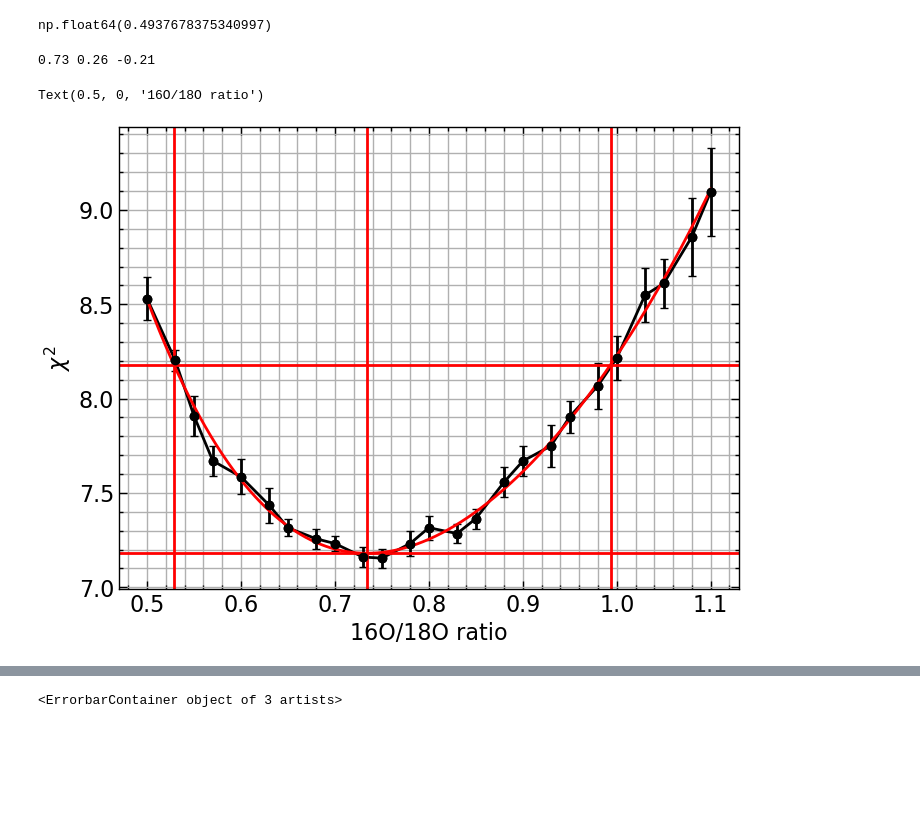
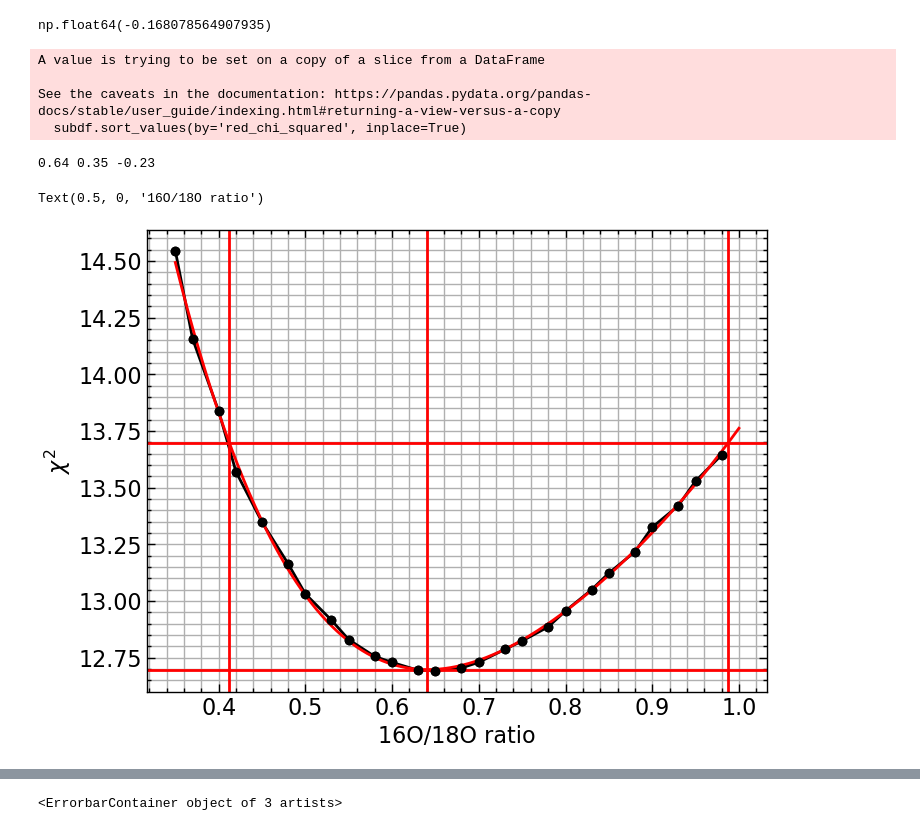
Before and after one commit to advaitmehla/TSFitPy, a Jupyter notebook: plotting_tools/b566.ipynb, the cells around one changed output, grey strips where cells are left out. Drawn from its saved outputs; the diff is of its cells as text; code cells hidden in the pictures; blank space fills up the shorter version.

```diff
--- a/plotting_tools/b566.ipynb
+++ b/plotting_tools/b566.ipynb
@@ -152,5 +151,5 @@ fitlist2.to_csv('/media/advait/DATA/research/rcb-project/TSFitPy/input_files/c38
 # %%
-allpath = '/media/advait/DATA/research/rcb-project/TSFitPy/output_files/c38/Oct-18-2024-23-20-02_0.23644974799451057_LTE_O_1D/output'
+allpath = '/media/advait/DATA/research/rcb-project/TSFitPy/output_files/b566/Nov-12-2024-04-00-05_0.011757073607746915_LTE_O_1D/output'
 # allpath = "/media/advait/DATA/research/rcb-project/TSFitPy/output_files/hd137613/Oct-17-2024-23-13-22_0.35833114159931434_LTE_O_1D/output"
 df1 = pd.read_csv(allpath, sep='\t')
 # allpath = '/media/advait/DATA/research/rcb-project/TSFitPy/output_files/c38/Oct-18-2024-13-33-04_0.8528135827301694_LTE_O_1D/output'
@@ -163,13 +162,16 @@ rats = np.unique(df_fine['oisorat'])
 # %%
 np.max(df_fine['Doppler_Shift_add_to_RV'])
 # %% [output]
-np.float64(0.4937678375340997)
+np.float64(-0.168078564907935)
 # %%
 rats = np.unique(df_fine['oisorat'])
 chis, dchis, oabunds, doabunds = [], [], [], []
 rvs = []
 for rat in rats:
     subdf = df_fine[df_fine['oisorat'] == rat]
+    # sort by chi squared
+    subdf.sort_values(by='red_chi_squared', inplace=True)
+    subdf = subdf.iloc[:2]
     meanchi = np.mean(subdf['red_chi_squared'])
     stdchi = np.std(subdf['red_chi_squared'])
     meanoabund = np.mean(subdf['O_Fe'])
@@ -180,40 +182,45 @@ for rat in rats:
     dchis.append(stdchi)
     oabunds.append(meanoabund)
     doabunds.append(stdoabund)
+# %% [output]
+A value is trying to be set on a copy of a slice from a DataFrame
+
+See the caveats in the documentation: https://pandas.pydata.org/pandas-docs/stable/user_guide/indexing.html#returning-a-view-versus-a-copy
+  subdf.sort_values(by='red_chi_squared', inplace=True)
 # %%
 plt.plot(rats, chis, 'ko-')
 plt.errorbar(rats, chis, yerr=dchis, fmt='ko', capsize=3)
 # plt.axhline(np.min(chis), ls='--', color='r')
 # plt.axhline(np.min(chis)+1.0, ls='--', color='r')
 # plt.axvline(3.4)
 plt.grid(which='both')
 
 # fit a 3rd degree polynomial weighted by the errors
-p = np.polyfit(rats, chis, 4, w=1/np.array(dchis))
-x = np.linspace(0.5,1.1,1000)
+p = np.polyfit(rats, chis, 4)
+x = np.linspace(0.35,1.0,1000)
 y = np.polyval(p, x)
 plt.plot(x, y, 'r')
 plt.axvline(x[np.where(y == np.min(y))], color='r')
 xfit = x[np.where(y == np.min(y))]
 plt.axhline(np.min(y), color='r')
 # find nearest x value to min + 1 y value
 ybound = np.min(y) + 1.0
 diff = np.abs(y-ybound)
 idx = np.where(diff == np.min(diff))
 # find the index of next minimum
 idx2 = np.where(diff == np.partition(diff, 1)[1])
 xbounds = (x[idx]-xfit).round(2), (x[idx2]-xfit).round(2)
 plt.axvline(x[idx], color='r')
 plt.axvline(x[idx2], color='r')
 plt.axhline(ybound, color='r')
 print(xfit[0].round(2), xbounds[0][0], xbounds[1][0])
 plt.ylabel(r'$\chi^2$')
 plt.xlabel("16O/18O ratio")
 # find x values nearest to ybounds
 # %% [output]
-0.73 0.26 -0.21
+0.64 0.35 -0.23
 Text(0.5, 0, '16O/18O ratio')
-[figure, old version]
+[figure, new version]
 # %%
 o18rats = 1/(1+rats)
 plt.plot(o18rats, chis, 'ko-')
```
Also changed, not shown: parts of 20 cells of this notebook, 17 other files.
